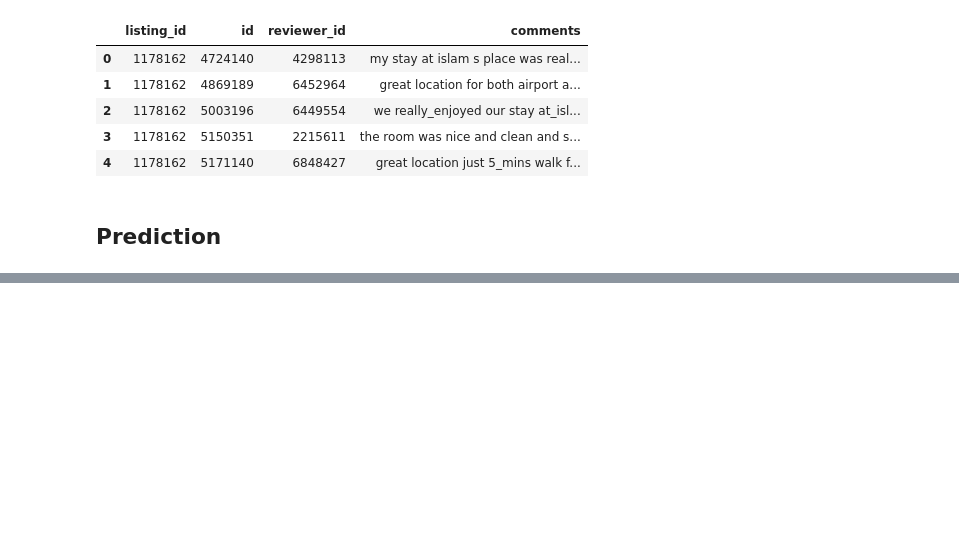
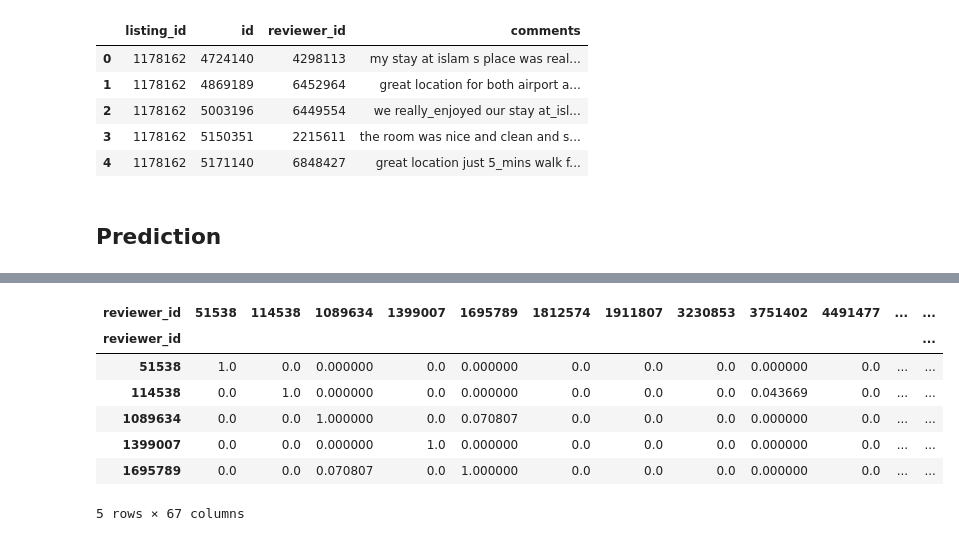
Before and after one commit to guo950625/Boston-Airbnb-Analysis, a Jupyter notebook: SentimentAnalysis/Unsupervised_sentiment_analysis.ipynb, the cells around one changed output, grey strips where cells are left out. Drawn from its saved outputs; the diff is of its cells as text; code cells hidden in the pictures; blank space fills up the shorter version.

```diff
--- a/SentimentAnalysis/Unsupervised_sentiment_analysis.ipynb
+++ b/SentimentAnalysis/Unsupervised_sentiment_analysis.ipynb
@@ -233,0 +318,4 @@ replacement_df.to_csv('UnsupervisedSentimentAnalysis.csv')
+# %%
+from sklearn.metrics.pairwise import cosine_similarity
+user_similarity = cosine_similarity(df_user_listing,dense_output=True)
+user_similarity
@@ -233,0 +336,12 @@ replacement_df.to_csv('UnsupervisedSentimentAnalysis.csv')
+# %%
+user_similarity = pd.DataFrame(user_similarity, index = user_id, columns = user_id )
+user_similarity.head()
+# %% [output]
+| reviewer_id | 51538 | 114538 | 1089634 | 1399007 | 1695789 | 1812574 | 1911807 | 3230853 | 3751402 | 4491477 | ... | ... |
+| reviewer_id |  |  |  |  |  |  |  |  |  |  |  | ... |
+| 51538 | 1.0 | 0.0 | 0.000000 | 0.0 | 0.000000 | 0.0 | 0.0 | 0.0 | 0.000000 | 0.0 | ... | ... |
+| 114538 | 0.0 | 1.0 | 0.000000 | 0.0 | 0.000000 | 0.0 | 0.0 | 0.0 | 0.043669 | 0.0 | ... | ... |
+| 1089634 | 0.0 | 0.0 | 1.000000 | 0.0 | 0.070807 | 0.0 | 0.0 | 0.0 | 0.000000 | 0.0 | ... | ... |
+| 1399007 | 0.0 | 0.0 | 0.000000 | 1.0 | 0.000000 | 0.0 | 0.0 | 0.0 | 0.000000 | 0.0 | ... | ... |
+| 1695789 | 0.0 | 0.0 | 0.070807 | 0.0 | 1.000000 | 0.0 | 0.0 | 0.0 | 0.000000 | 0.0 | ... | ... |
+5 rows × 67 columns
```
Also changed, not shown: parts of 24 cells of this notebook.
